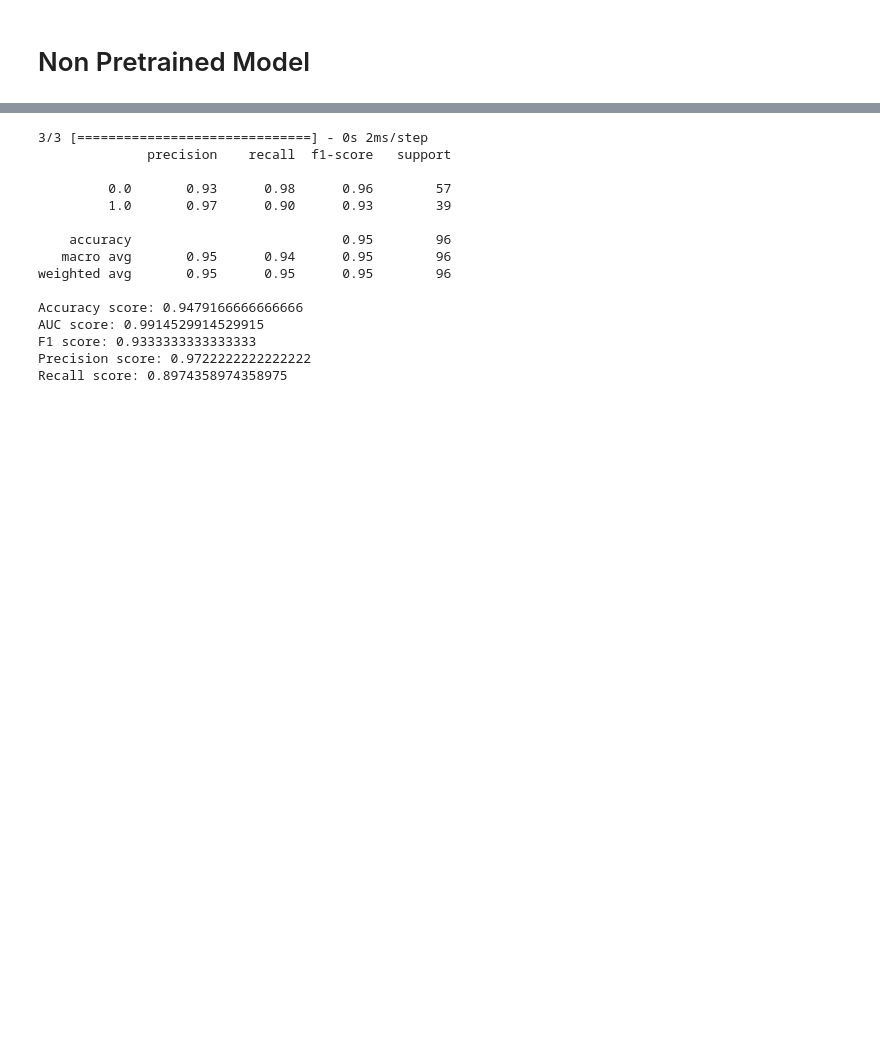
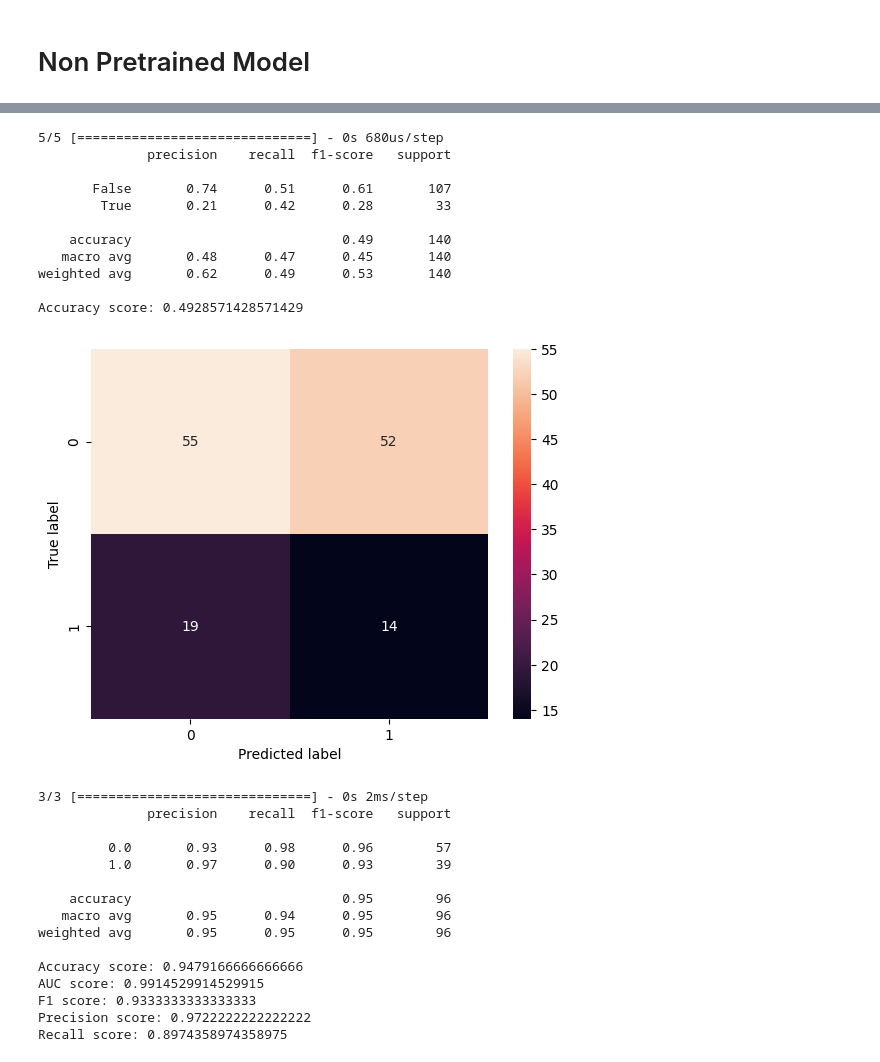
Before and after one commit to raaifhadadi/FYP, a Jupyter notebook: brugada.ipynb, the cells around one changed output, grey strips where cells are left out. Drawn from its saved outputs; the diff is of its cells as text; code cells hidden in the pictures; blank space fills up the shorter version.

```diff
--- a/brugada.ipynb
+++ b/brugada.ipynb
@@ -328,3 +67,9 @@ To enable them in other operations, rebuild TensorFlow with the appropriate comp
+# %%
+import models.cnn as cnn
+
+X_input = keras.Input(shape=X_train.shape[1:])
+num_classes = 1
+output, feature_extractor = cnn.model(X_input, num_classes=num_classes, filters=[32, 64, 128], kernels=[5,3,3], hidden_units=[128], dropout=[0.5])
 # %% [markdown]
 # Pre-trained model
 # %%
@@ -421,3 +233,45 @@ Epoch 100/100
+# %%
+# model with random prediction
+def random_prediction_model(X):
+    random_out = keras.layers.Lambda(lambda x: tf.random.uniform([tf.shape(x)[0], 1], minval=0, maxval=1))(X)
+    model = keras.Model(inputs=X, outputs=random_out)
+    model.compile(optimizer='adam', loss='binary_crossentropy', metrics=['accuracy', metrics.Precision(), metrics.Recall(), metrics.AUC()])
+    return model
+
+model_rand = random_prediction_model(X_input)
+
+#evaluate the model
+Y_pred_rand = model_rand.predict(X_test)
+Y_pred_binary_rand = np.round(Y_pred_rand)
+Y_true_rand = Y_test
+
+print(classification_report(Y_true_rand, Y_pred_binary_rand))
+print("Accuracy score:", accuracy_score(Y_true_rand, Y_pred_binary_rand))
+
+# confusion matrix
+from sklearn.metrics import confusion_matrix
+import seaborn as sns
+import matplotlib.pyplot as plt
+
+cm = confusion_matrix(Y_true_rand, Y_pred_binary_rand)
+sns.heatmap(cm, annot=True, fmt='d')
+# label the acis
+plt.xlabel('Predicted label')
+plt.ylabel('True label')
+plt.show()
+# %% [output]
+5/5 [==============================] - 0s 680us/step
+              precision    recall  f1-score   support
+
+       False       0.74      0.51      0.61       107
+        True       0.21      0.42      0.28        33
+
+    accuracy                           0.49       140
+   macro avg       0.48      0.47      0.45       140
+weighted avg       0.62      0.49      0.53       140
+
+Accuracy score: 0.4928571428571429
+[figure, added]
 # %%
 from sklearn.metrics import classification_report, f1_score, accuracy_score, precision_score, recall_score, roc_auc_score
 
```
Also changed, not shown: parts of 25 cells of this notebook, 7 other files.
